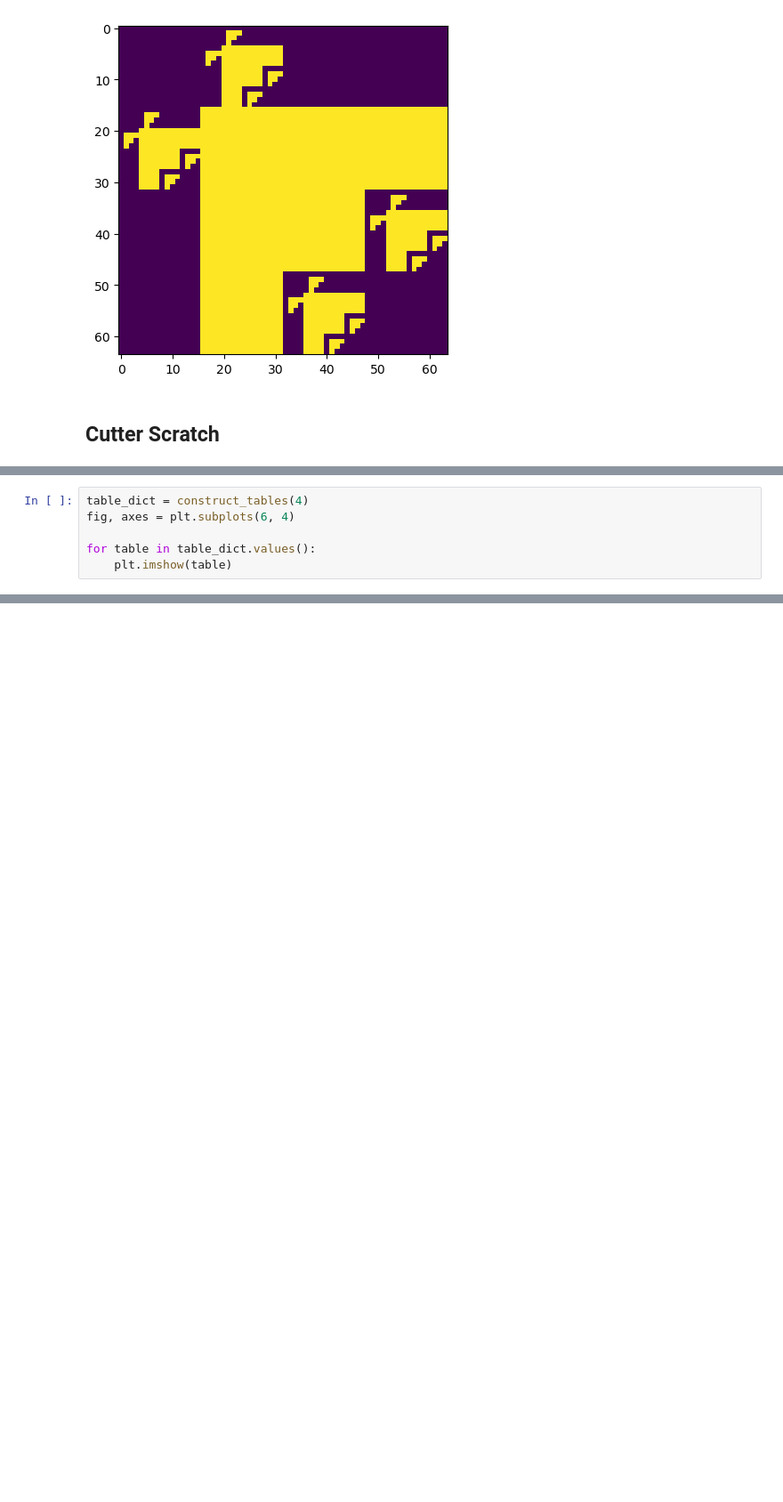
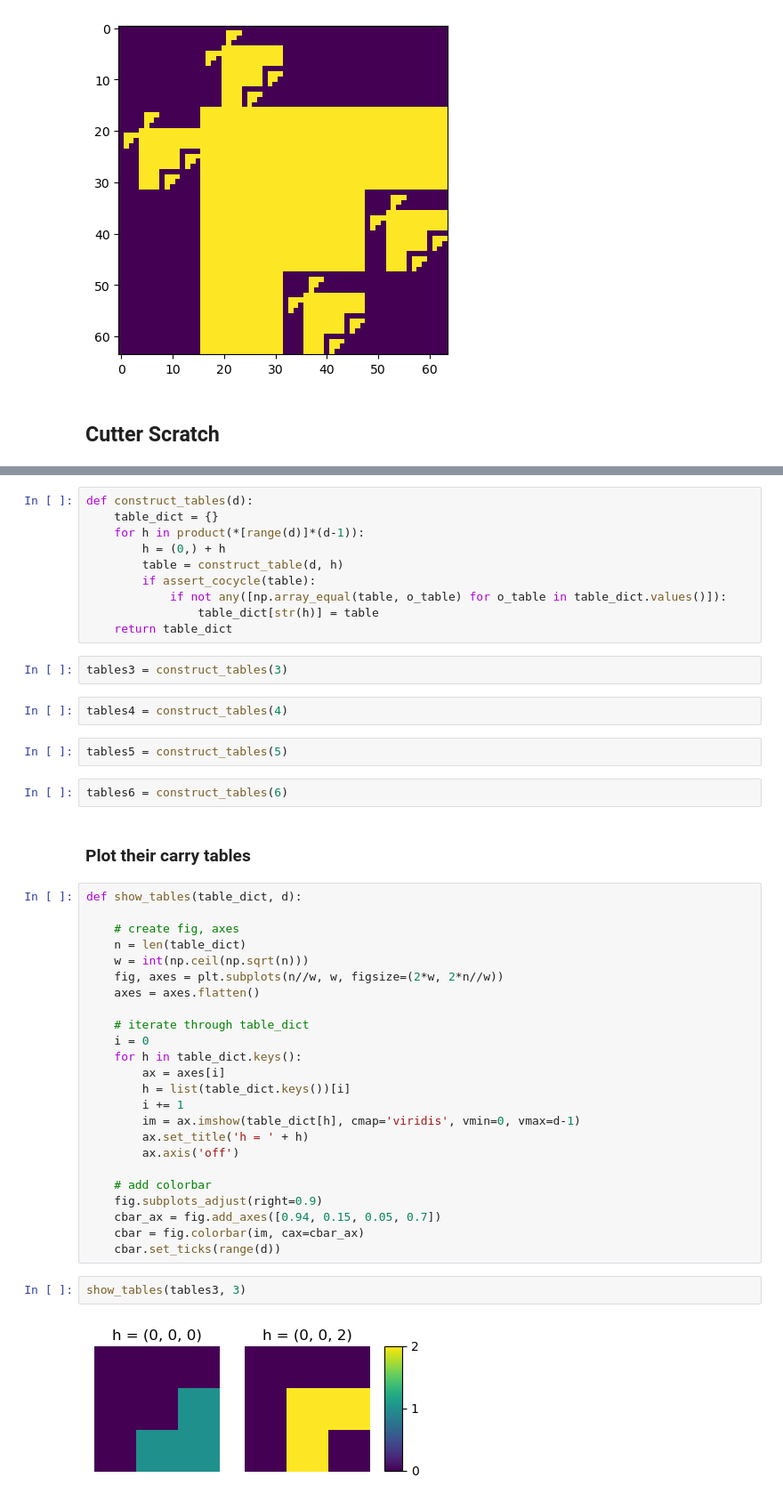
Before and after one commit to cutterdawes/BaseAddition, a Jupyter notebook: carry_tables.ipynb, the cells around one changed output, grey strips where cells are left out. Shown: that part at 89% size. Saved outputs shown, nothing was run; the diff lists cells and outputs as text; blank space fills up the shorter version.

Commit message:
Fixed cocycle checker, added plots of carry tables for d=3,...,6

```diff
--- a/carry_tables.ipynb
+++ b/carry_tables.ipynb
@@ -180,6 +151,0 @@ def construct_recursive_tables(d, depth):
-# %%
-table_dict = construct_tables(4)
-fig, axes = plt.subplots(6, 4)
-
-for table in table_dict.values():
-    plt.imshow(table)
@@ -221,0 +152,48 @@ Try 6 and 12
+# %%
+def construct_tables(d):
+    table_dict = {}
+    for h in product(*[range(d)]*(d-1)):
+        h = (0,) + h
+        table = construct_table(d, h)
+        if assert_cocycle(table):
+            if not any([np.array_equal(table, o_table) for o_table in table_dict.values()]):
+                table_dict[str(h)] = table
+    return table_dict
+# %%
+tables3 = construct_tables(3)
+# %%
+tables4 = construct_tables(4)
+# %%
+tables5 = construct_tables(5)
+# %%
+tables6 = construct_tables(6)
+# %% [markdown]
+### Plot their carry tables
+# %%
+def show_tables(table_dict, d):
+
+    # create fig, axes
+    n = len(table_dict)
+    w = int(np.ceil(np.sqrt(n)))
+    fig, axes = plt.subplots(n//w, w, figsize=(2*w, 2*n//w))
+    axes = axes.flatten()
+
+    # iterate through table_dict
+    i = 0
+    for h in table_dict.keys():
+        ax = axes[i]
+        h = list(table_dict.keys())[i]
+        i += 1
+        im = ax.imshow(table_dict[h], cmap='viridis', vmin=0, vmax=d-1)
+        ax.set_title('h = ' + h)
+        ax.axis('off')
+
+    # add colorbar
+    fig.subplots_adjust(right=0.9)
+    cbar_ax = fig.add_axes([0.94, 0.15, 0.05, 0.7])
+    cbar = fig.colorbar(im, cax=cbar_ax)
+    cbar.set_ticks(range(d))
+# %%
+show_tables(tables3, 3)
+# %% [output]
+[figure, added]
```
Also changed, not shown: parts of 19 cells of this notebook.
